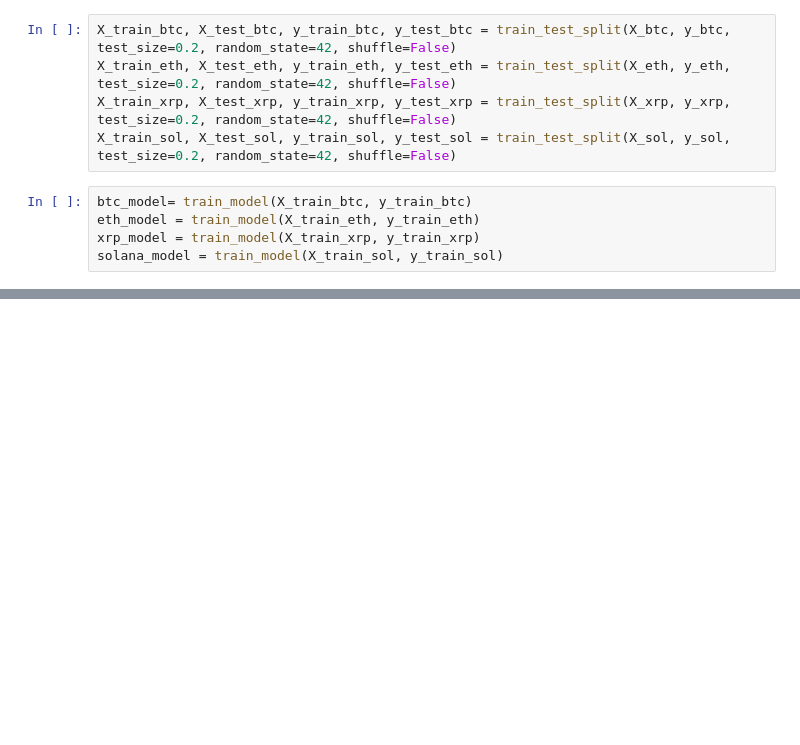
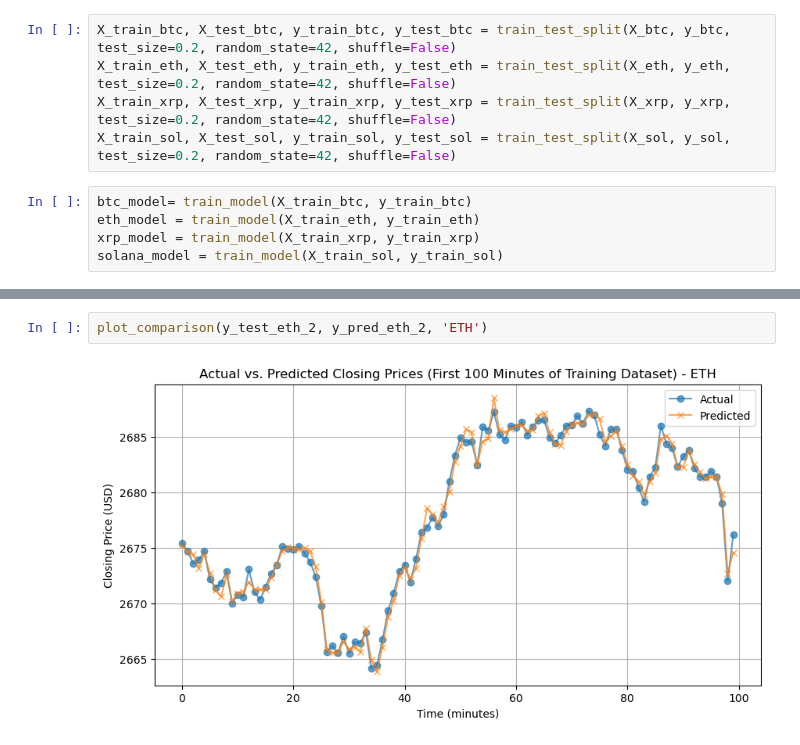
Before and after one commit to onepersonhere/4211-project, a Jupyter notebook: crypto/RF_visualisations.ipynb, the cells around one changed output, grey strips where cells are left out. Saved outputs shown, nothing was run; the diff lists cells and outputs as text; blank space fills up the shorter version.

```diff
--- a/crypto/RF_visualisations.ipynb
+++ b/crypto/RF_visualisations.ipynb
@@ -123,0 +178,4 @@ plot_comparison(y_test_sol, y_pred_sol, 'SOL')
+# %%
+plot_comparison(y_test_eth_2, y_pred_eth_2, 'ETH')
+# %% [output]
+[figure, added]
```
Also changed, not shown: parts of 18 cells of this notebook, 1 other file.
